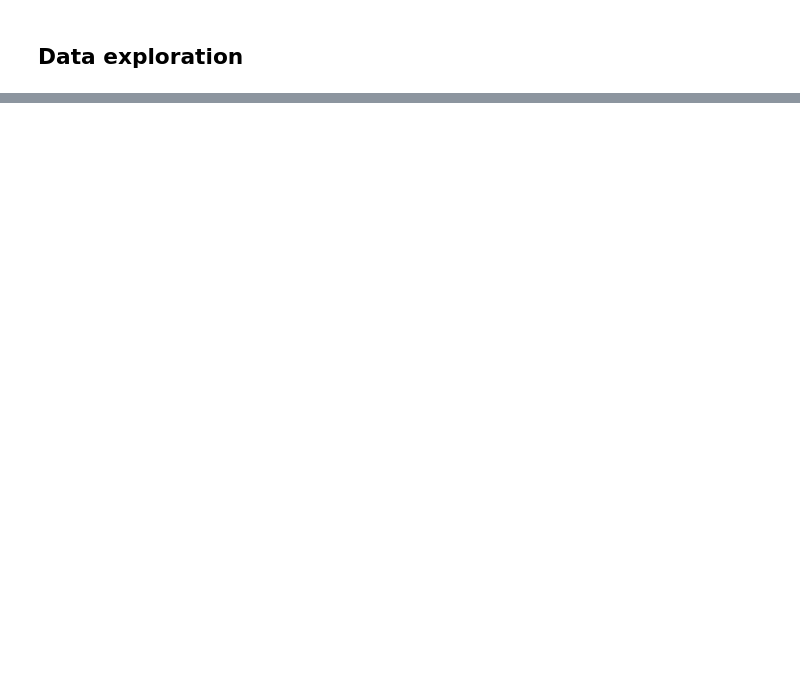
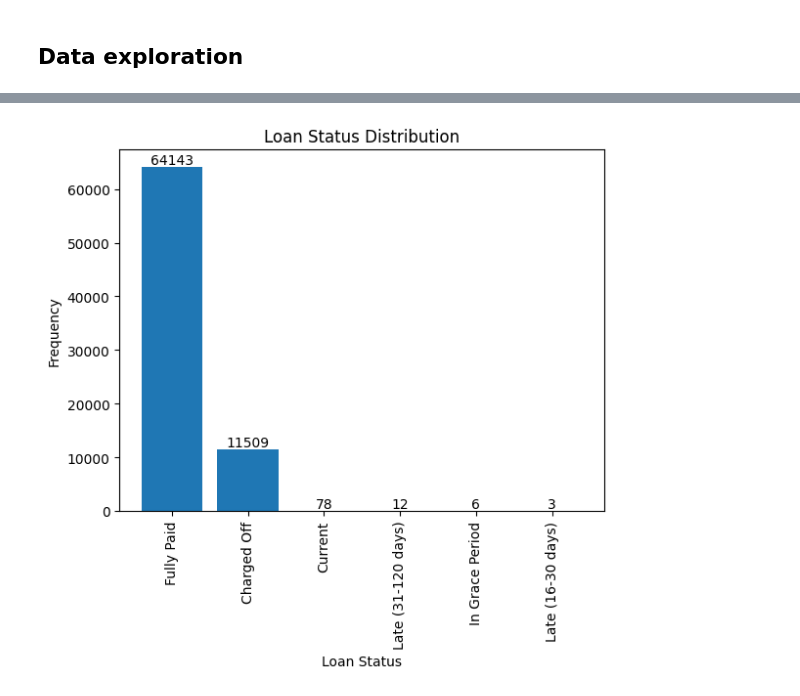
Before and after one commit to JonahNiklas/Pre-project-transformer, a Jupyter notebook: clean_data.ipynb, the cells around one changed output, grey strips where cells are left out. Cells and saved outputs as stored; diff of their text form; code cells hidden in the pictures; blank space fills up the shorter version.

```diff
--- a/clean_data.ipynb
+++ b/clean_data.ipynb
@@ -130,0 +103,14 @@ plt.hist(filtered_data['int_rate'], bins=30)
+# %%
+loan_status_values = filtered_data['loan_status'].unique()
+
+loan_status_counts = filtered_data['loan_status'].value_counts()
+plt.bar(loan_status_counts.index, loan_status_counts.values)
+plt.title('Loan Status Distribution')
+for i, count in enumerate(loan_status_counts.values):
+    plt.text(i, count, str(count), ha='center', va='bottom')
+plt.xlabel('Loan Status')
+plt.ylabel('Frequency')
+plt.xticks(rotation=90)
+plt.show()
+# %% [output]
+[figure, added]
```
Also changed, not shown: parts of 7 cells of this notebook.
